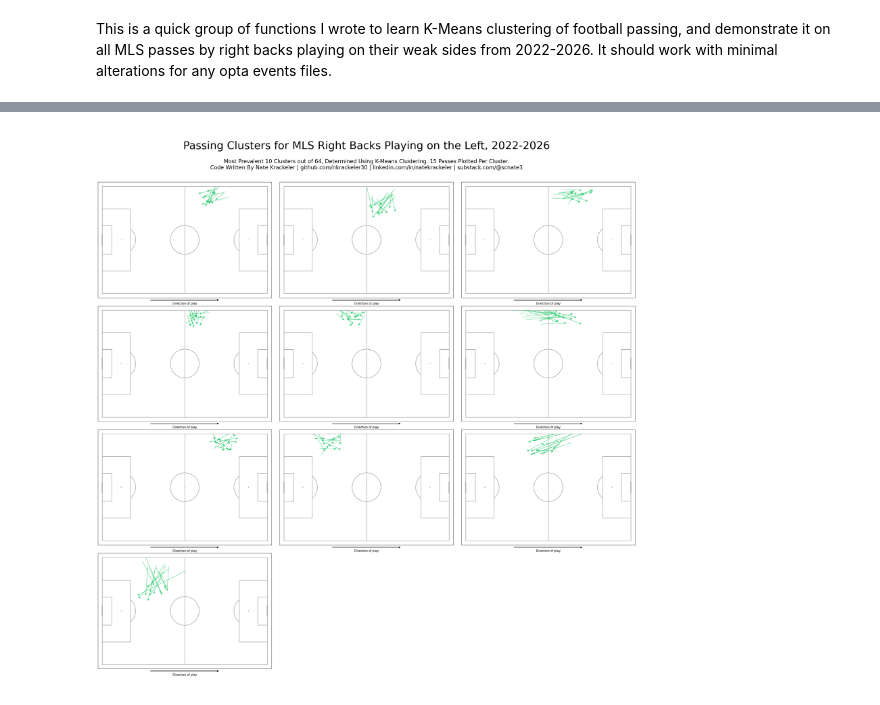
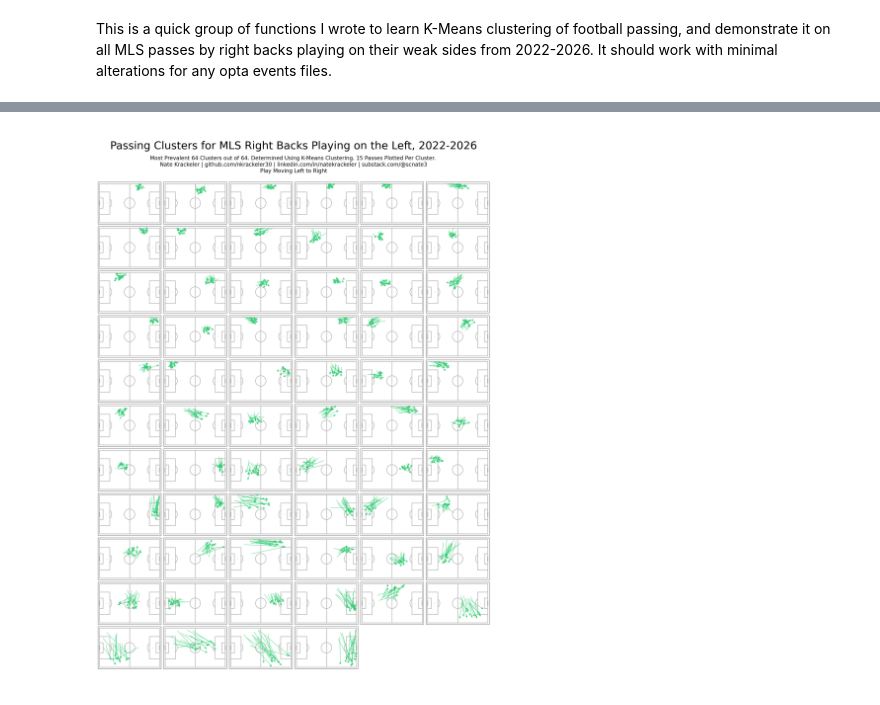
Before and after one commit to nkrackeler30/K-MeansFullbacks, a Jupyter notebook: KMeansFbs.ipynb, the cells around one changed output, grey strips where cells are left out. Drawn from its saved outputs; the diff is of its cells as text; code cells hidden in the pictures.

```diff
--- a/KMeansFbs.ipynb
+++ b/KMeansFbs.ipynb
@@ -100,16 +84,16 @@ def plot_cluster(df_data: pd.DataFrame, cluster: int, number_plotted: int = 10,
     return pitch
 # %%
-def plot_multi_cluster(df_data: pd.DataFrame, clusters: list[int], number_plotted: int, title_text: str, total_clusters: int):
+def plot_multi_cluster(df_data: pd.DataFrame, clusters: list[int], number_plotted: int, title_text: str, total_clusters: int, grids_per_row: int):
 
         num_grids = len(clusters)
 
-        if type(num_grids/3) != int:
-            num_rows = (num_grids // 3) + 1
+        if type(num_grids/grids_per_row) != int:
+            num_rows = (num_grids // grids_per_row) + 1
         else:
-            num_rows = num_grids / 3
+            num_rows = num_grids / grids_per_row
 
         pitch = Pitch(pitch_type='opta', axis=True, label=False)
-        fig, axs = pitch.grid(nrows=num_rows, ncols=3, figheight=30,
+        fig, axs = pitch.grid(nrows=num_rows, ncols=grids_per_row, figheight=30,
                       endnote_height=0.03, endnote_space=0,
                       axis=False,
                       title_height=0.08, grid_height=0.84)
@@ -125,7 +109,8 @@ def plot_multi_cluster(df_data: pd.DataFrame, clusters: list[int], number_plotte
         axs['title'].text(0.5, 0.65, title_text, fontsize=40,
                    va='center', ha='center')
 
-        SUB_TEXT = (f'Most Prevalent {len(clusters)} Clusters out of {total_clusters}, Determined Using K-Means Clustering. {number_plotted} Passes Plotted Per Cluster.\n'
-                    f'Code Written By Nate Krackeler | github.com/nkrackeler30 | linkedin.com/in/natekrackeler | substack.com/@scnate3')
+        SUB_TEXT = (f'Most Prevalent {len(clusters)} Clusters out of {total_clusters}. Determined Using K-Means Clustering. {number_plotted} Passes Plotted Per Cluster. \n'
+                    f'Nate Krackeler | github.com/nkrackeler30 | linkedin.com/in/natekrackeler | substack.com/@scnate3\n'
+                    'Play Moving Left to Right')
         axs['title'].text(0.5, 0.25, SUB_TEXT, fontsize=20,
                    va='center', ha='center')
@@ -145,4 +163,67 @@ See the caveats in the documentation: https://pandas.pydata.org/pandas-docs/stab
 # %%
-plot_multi_cluster(left, [9, 60, 28, 48, 40, 6, 46, 38, 24, 22], 15, 'Passing Clusters for MLS Right Backs Playing on the Left, 2022-2026', 64)
+plot_multi_cluster(left, [9,
+ 60,
+ 28,
+ 48,
+ 40,
+ 6,
+ 46,
+ 38,
+ 24,
+ 22,
+ 1,
+ 4,
+ 17,
+ 58,
+ 18,
+ 14,
+ 41,
+ 55,
+ 56,
+ 30,
+ 12,
+ 34,
+ 57,
+ 0,
+ 20,
+ 53,
+ 2,
+ 23,
+ 62,
+ 19,
+ 43,
+ 35,
+ 5,
+ 50,
+ 54,
+ 45,
+ 21,
+ 7,
+ 27,
+ 11,
+ 31,
+ 49,
+ 13,
+ 63,
+ 59,
+ 44,
+ 29,
+ 16,
+ 33,
+ 61,
+ 26,
+ 47,
+ 3,
+ 10,
+ 51,
+ 39,
+ 25,
+ 52,
+ 36,
+ 37,
+ 15,
+ 42,
+ 32,
+ 8], 15, 'Passing Clusters for MLS Right Backs Playing on the Left, 2022-2026', 64, 6)
 # %% [output]
-[figure, old version]
+[figure, new version]
```
Also changed, not shown: parts of 5 cells of this notebook, 1 other file.
